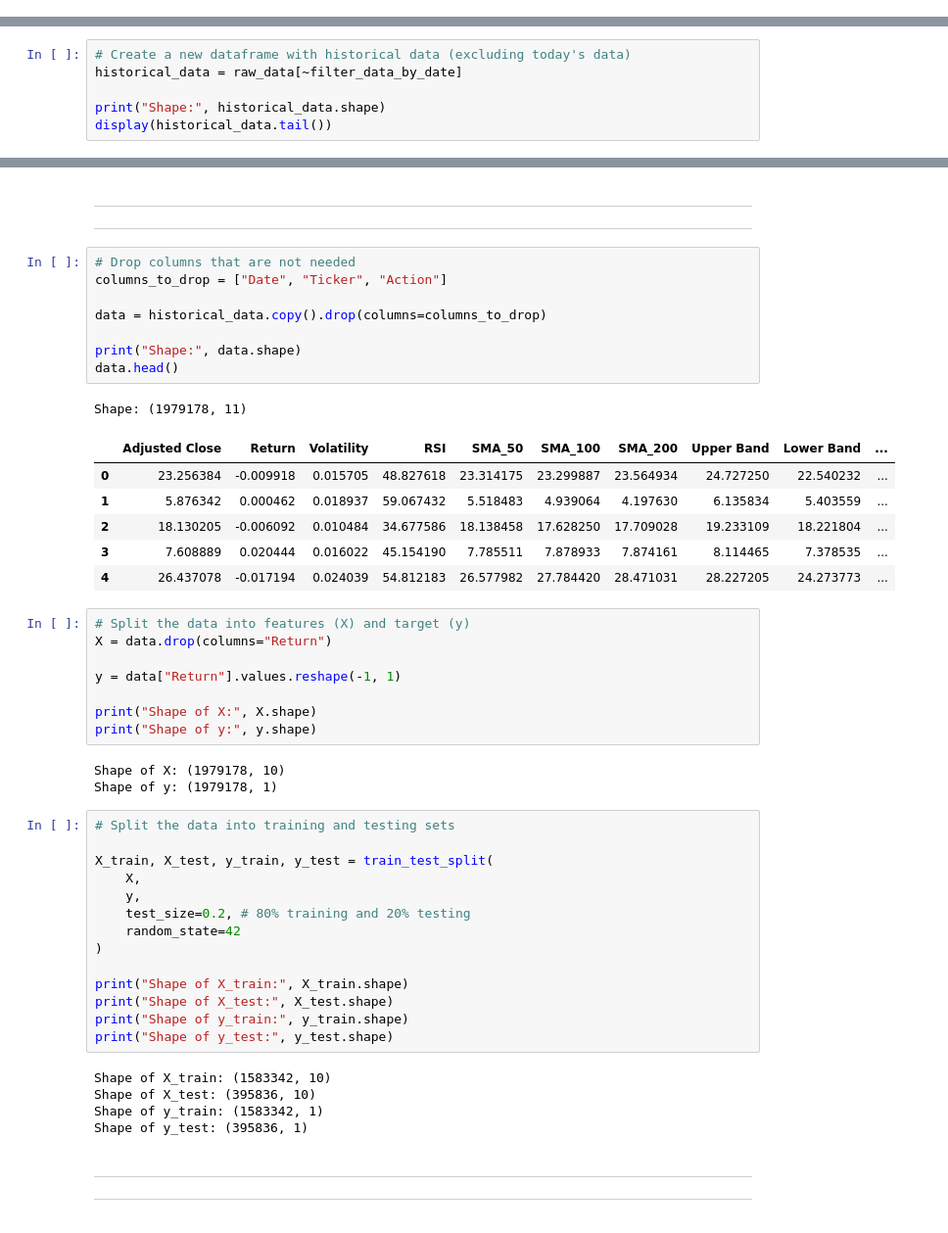
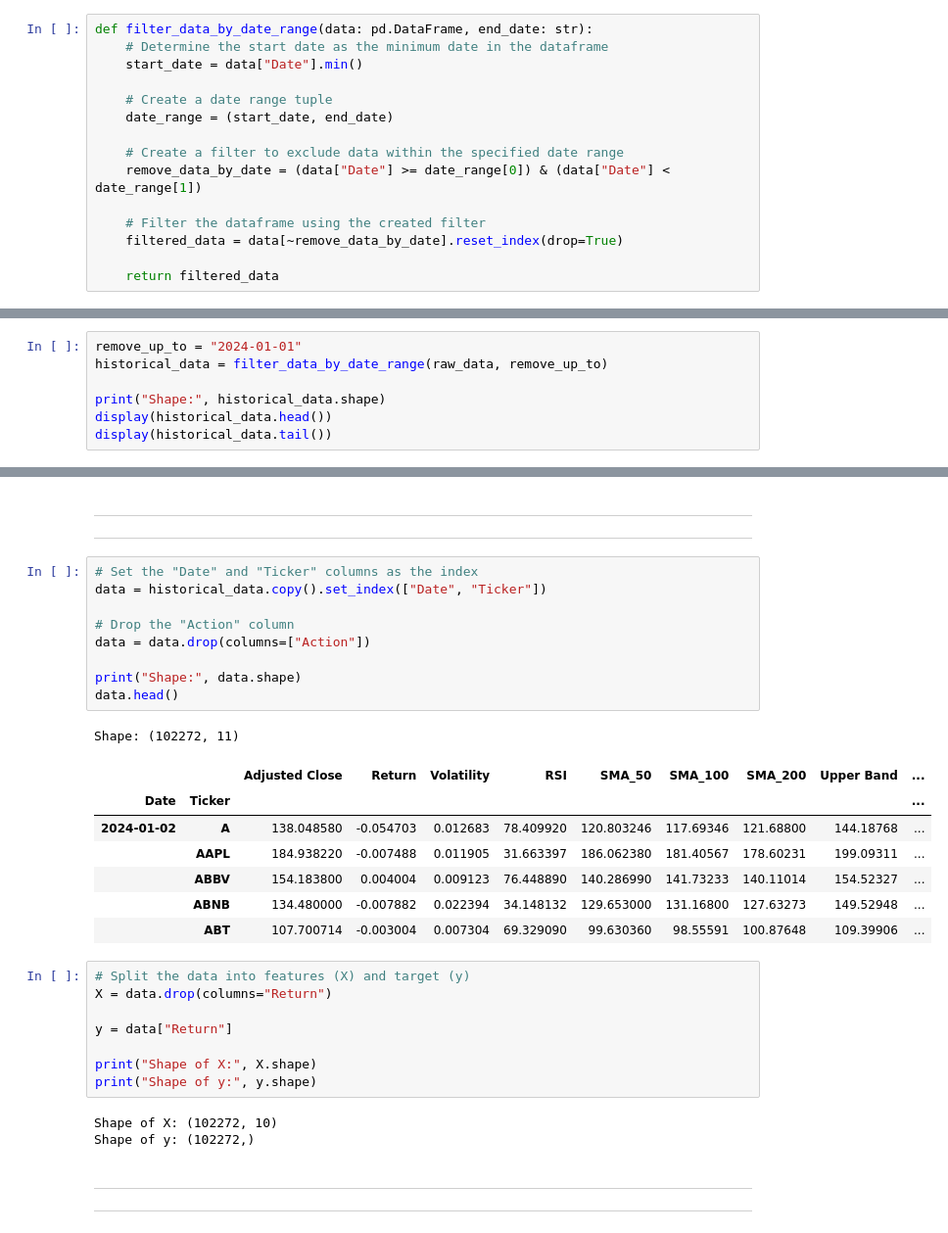
Before and after one commit to Corey-Holton/Group_project_2, a Jupyter notebook: notebooks/christian_exploration/feature_engineering/s&p_500_feature_engineering.ipynb, the cells around one changed output, grey strips where cells are left out. Shown at 98% size. Saved outputs shown, nothing was run; the diff lists cells and outputs as text.

```diff
--- a/notebooks/christian_exploration/feature_engineering/s&p_500_feature_engineering.ipynb
+++ b/notebooks/christian_exploration/feature_engineering/s&p_500_feature_engineering.ipynb
@@ -45,3 +55,18 @@ from sklearn.pipeline import Pipeline
+# %%
+def filter_data_by_date_range(data: pd.DataFrame, end_date: str):
+    # Determine the start date as the minimum date in the dataframe
+    start_date = data["Date"].min()
+
+    # Create a date range tuple
+    date_range = (start_date, end_date)
+
+    # Create a filter to exclude data within the specified date range
+    remove_data_by_date = (data["Date"] >= date_range[0]) & (data["Date"] < date_range[1])
+
+    # Filter the dataframe using the created filter
+    filtered_data = data[~remove_data_by_date].reset_index(drop=True)
+
+    return filtered_data
 # %%
 file_name = "sp500_adj_close_raw"
 file_path = f"../../../data/raw_data/{file_name}"
@@ -91,7 +110,8 @@ Shape: (501, 14)
 # %%
-# Create a new dataframe with historical data (excluding today's data)
-historical_data = raw_data[~filter_data_by_date]
+remove_up_to = "2024-01-01"
+historical_data = filter_data_by_date_range(raw_data, remove_up_to)
 
 print("Shape:", historical_data.shape)
+display(historical_data.head())
 display(historical_data.tail())
 # %% [output]
@@ -106,51 +132,34 @@ Shape: (1979178, 14)
 ___
 ___
 # %%
-# Drop columns that are not needed
-columns_to_drop = ["Date", "Ticker", "Action"]
+# Set the "Date" and "Ticker" columns as the index
+data = historical_data.copy().set_index(["Date", "Ticker"])
 
-data = historical_data.copy().drop(columns=columns_to_drop)
+# Drop the "Action" column
+data = data.drop(columns=["Action"])
 
 print("Shape:", data.shape)
 data.head()
 # %% [output]
-Shape: (1979178, 11)
+Shape: (102272, 11)
-|  | Adjusted Close | Return | Volatility | RSI | SMA_50 | SMA_100 | SMA_200 | Upper Band | Lower Band | ... |
-| 0 | 23.256384 | -0.009918 | 0.015705 | 48.827618 | 23.314175 | 23.299887 | 23.564934 | 24.727250 | 22.540232 | ... |
-| 1 | 5.876342 | 0.000462 | 0.018937 | 59.067432 | 5.518483 | 4.939064 | 4.197630 | 6.135834 | 5.403559 | ... |
-| 2 | 18.130205 | -0.006092 | 0.010484 | 34.677586 | 18.138458 | 17.628250 | 17.709028 | 19.233109 | 18.221804 | ... |
-| 3 | 7.608889 | 0.020444 | 0.016022 | 45.154190 | 7.785511 | 7.878933 | 7.874161 | 8.114465 | 7.378535 | ... |
-| 4 | 26.437078 | -0.017194 | 0.024039 | 54.812183 | 26.577982 | 27.784420 | 28.471031 | 28.227205 | 24.273773 | ... |
+|  |  | Adjusted Close | Return | Volatility | RSI | SMA_50 | SMA_100 | SMA_200 | Upper Band | ... |
+| Date | Ticker |  |  |  |  |  |  |  |  | ... |
+| 2024-01-02 | A | 138.048580 | -0.054703 | 0.012683 | 78.409920 | 120.803246 | 117.69346 | 121.68800 | 144.18768 | ... |
+|  | AAPL | 184.938220 | -0.007488 | 0.011905 | 31.663397 | 186.062380 | 181.40567 | 178.60231 | 199.09311 | ... |
+|  | ABBV | 154.183800 | 0.004004 | 0.009123 | 76.448890 | 140.286990 | 141.73233 | 140.11014 | 154.52327 | ... |
+|  | ABNB | 134.480000 | -0.007882 | 0.022394 | 34.148132 | 129.653000 | 131.16800 | 127.63273 | 149.52948 | ... |
+|  | ABT | 107.700714 | -0.003004 | 0.007304 | 69.329090 | 99.630360 | 98.55591 | 100.87648 | 109.39906 | ... |
 # %%
 # Split the data into features (X) and target (y)
 X = data.drop(columns="Return")
 
-y = data["Return"].values.reshape(-1, 1)
+y = data["Return"]
 
 print("Shape of X:", X.shape)
 print("Shape of y:", y.shape)
 # %% [output]
-Shape of X: (1979178, 10)
-Shape of y: (1979178, 1)
+Shape of X: (102272, 10)
+Shape of y: (102272,)
-# %%
-# Split the data into training and testing sets
-
-X_train, X_test, y_train, y_test = train_test_split(
-    X,
-    y,
-    test_size=0.2, # 80% training and 20% testing
-    random_state=42
-)
-
-print("Shape of X_train:", X_train.shape)
-print("Shape of X_test:", X_test.shape)
-print("Shape of y_train:", y_train.shape)
-print("Shape of y_test:", y_test.shape)
-# %% [output]
-Shape of X_train: (1583342, 10)
-Shape of X_test: (395836, 10)
-Shape of y_train: (1583342, 1)
-Shape of y_test: (395836, 1)
 # %% [markdown]
 ___
 ___
```
Also changed, not shown: parts of 23 cells of this notebook, 5 other files.
